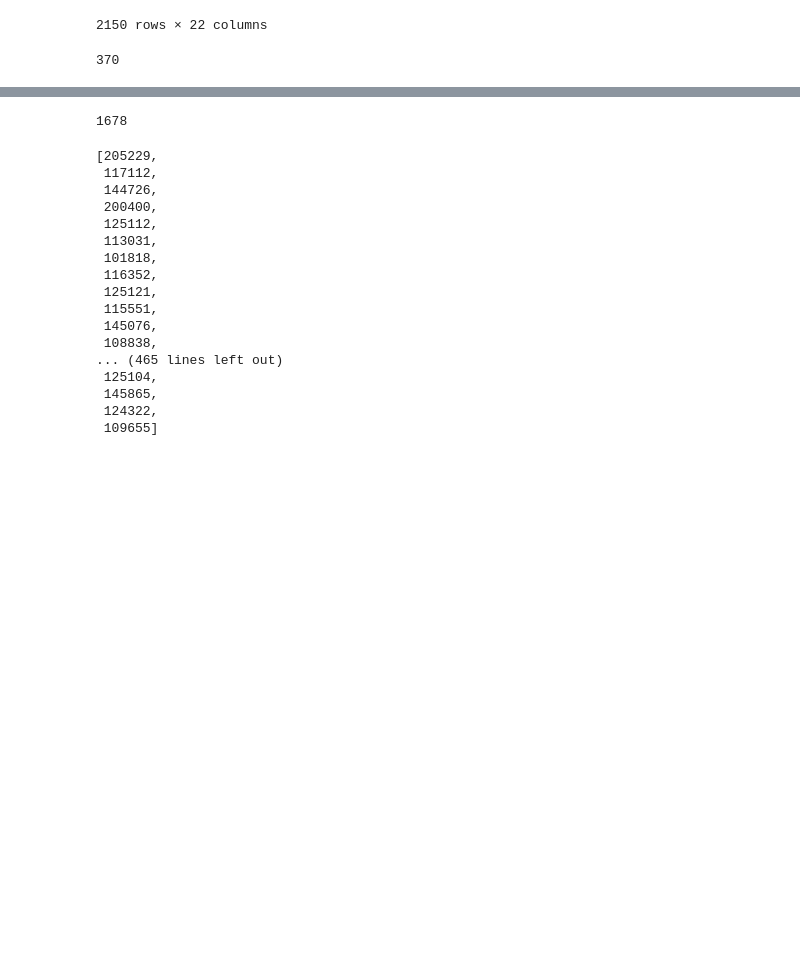
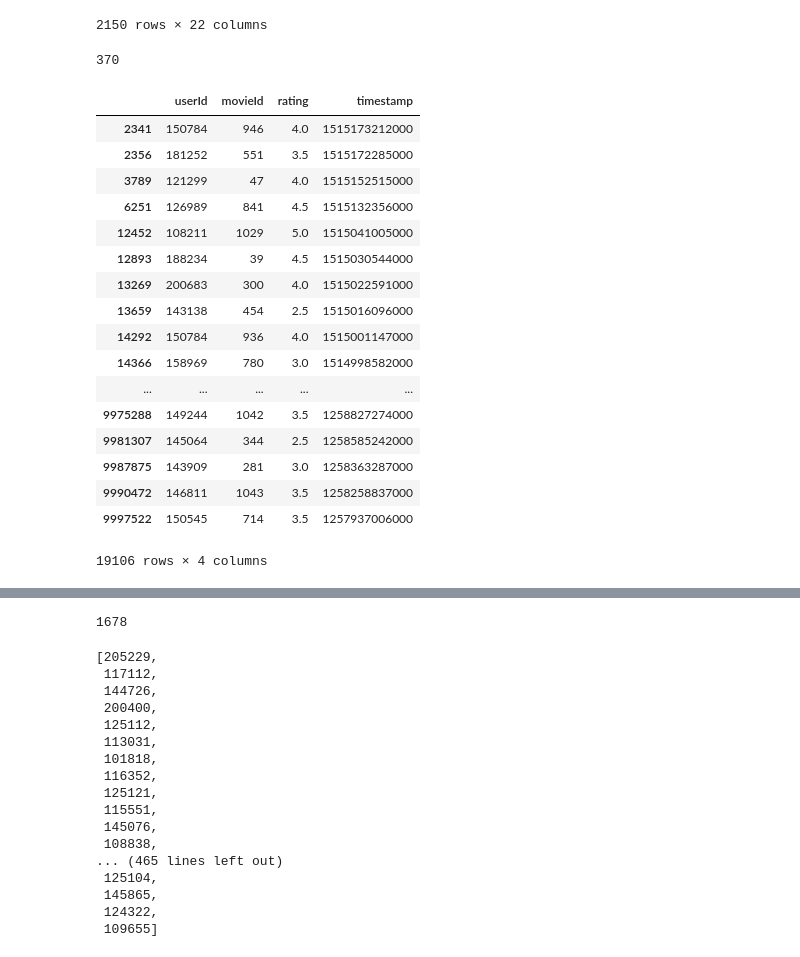
Before and after one commit to aniruddhakal/Recommending-Diverse-And-Serendipitous-Movies-using-Tag-Genome, a Jupyter notebook: ipython_notebooks/DataExploration/Serendipity2018_Dataset.ipynb, the cells around one changed output, grey strips where cells are left out. Saved outputs shown, nothing was run; the diff lists cells and outputs as text; code cells hidden in the pictures; blank space fills up the shorter version.

```diff
--- a/ipython_notebooks/DataExploration/Serendipity2018_Dataset.ipynb
+++ b/ipython_notebooks/DataExploration/Serendipity2018_Dataset.ipynb
@@ -61,3 +61,7 @@ genome_scores_df
 | 1050 | 0.02400 | 0.16925 | 0.14525 | 0.20625 | 0.19475 | 0.08725 | 0.18375 | 0.08525 | 0.29025 | ... |
 | 1051 | 0.02900 | 0.01800 | 0.03175 | 0.04175 | 0.04450 | 0.02275 | 0.08450 | 0.05650 | 0.02025 | ... |
 930 rows × 1128 columns
+# %%
+# movies with tag-genome scores
+tag_genome_movies = genome_scores_df.index.values
+tag_genome_movies.size
@@ -90,3 +96,31 @@ all_user_ids = count_df[count_df['movieId'] == 5].index.values
 all_user_ids.size
 # %% [output]
 370
+# %%
+ratings_df = pd.read_csv(training)
+
+# filter ratings for movies watched only by these users
+ratings_df = ratings_df[ratings_df['userId'].isin(all_user_ids)]
+
+# filter ratings for movies only having tag-genome scores
+ratings_df = ratings_df[ratings_df['movieId'].isin(tag_genome_movies)]
+ratings_df
+# %% [output]
+|  | userId | movieId | rating | timestamp |
+| 2341 | 150784 | 946 | 4.0 | 1515173212000 |
+| 2356 | 181252 | 551 | 3.5 | 1515172285000 |
+| 3789 | 121299 | 47 | 4.0 | 1515152515000 |
+| 6251 | 126989 | 841 | 4.5 | 1515132356000 |
+| 12452 | 108211 | 1029 | 5.0 | 1515041005000 |
+| 12893 | 188234 | 39 | 4.5 | 1515030544000 |
+| 13269 | 200683 | 300 | 4.0 | 1515022591000 |
+| 13659 | 143138 | 454 | 2.5 | 1515016096000 |
+| 14292 | 150784 | 936 | 4.0 | 1515001147000 |
+| 14366 | 158969 | 780 | 3.0 | 1514998582000 |
+| ... | ... | ... | ... | ... |
+| 9975288 | 149244 | 1042 | 3.5 | 1258827274000 |
+| 9981307 | 145064 | 344 | 2.5 | 1258585242000 |
+| 9987875 | 143909 | 281 | 3.0 | 1258363287000 |
+| 9990472 | 146811 | 1043 | 3.5 | 1258258837000 |
+| 9997522 | 150545 | 714 | 3.5 | 1257937006000 |
+19106 rows × 4 columns
```
Also changed, not shown: parts of 4 cells of this notebook, 4 other files.
